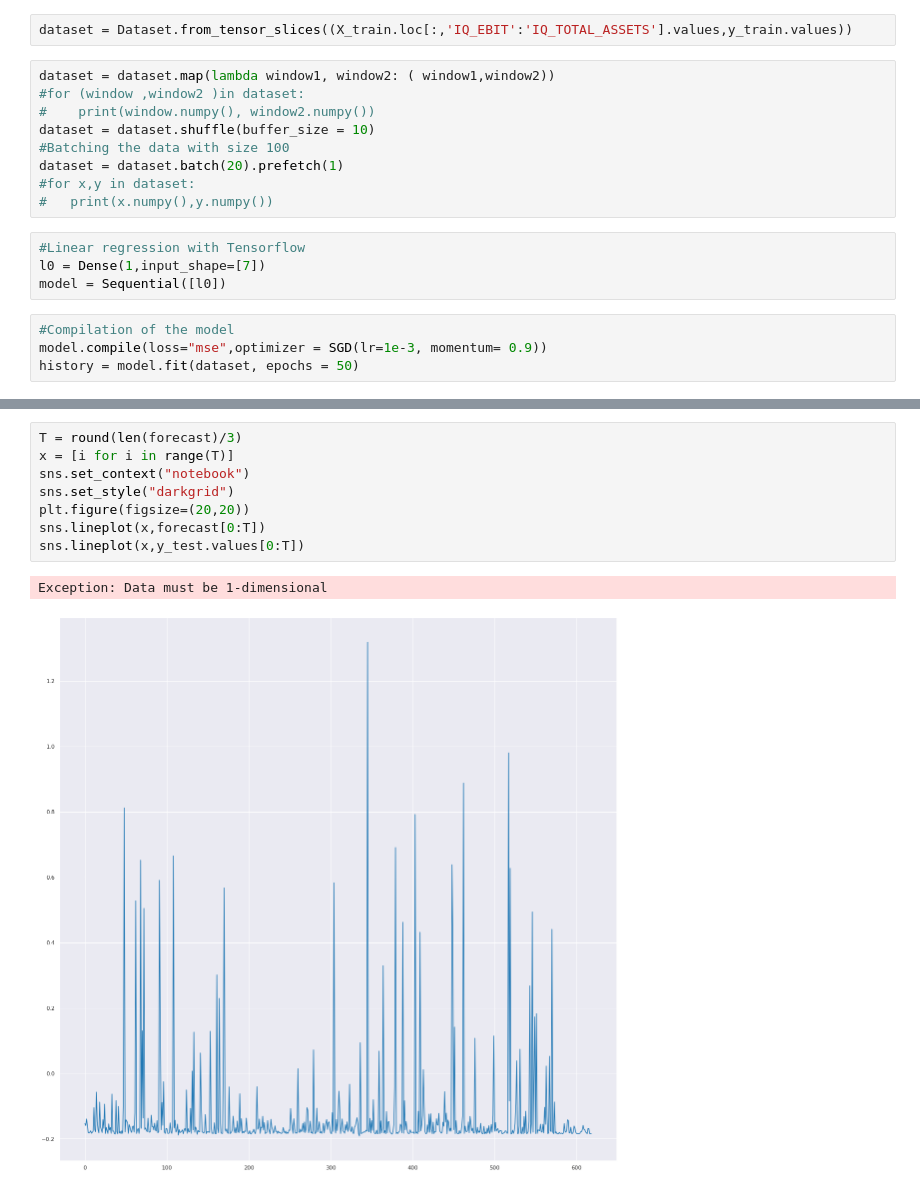
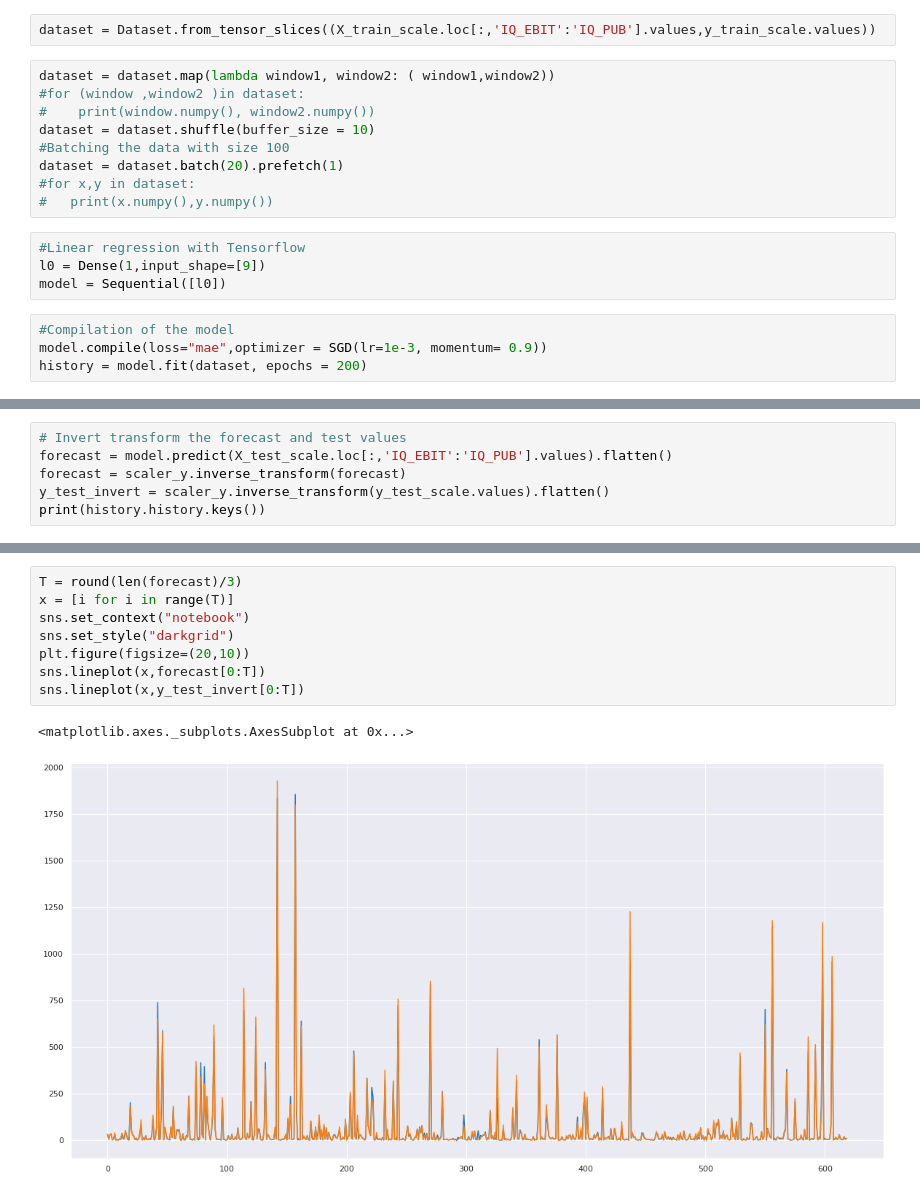
Before and after one commit to Perihanbalat/Learning, a Jupyter notebook: Cluster and neural network.ipynb, the cells around one changed output, grey strips where cells are left out. Drawn from its saved outputs; the diff is of its cells as text.

```diff
--- a/Cluster and neural network.ipynb
+++ b/Cluster and neural network.ipynb
@@ -241,5 +283,5 @@ y_test.columns = {'TARGET'}
 # %%
-dataset = Dataset.from_tensor_slices((X_train.loc[:,'IQ_EBIT':'IQ_TOTAL_ASSETS'].values,y_train.values))
+dataset = Dataset.from_tensor_slices((X_train_scale.loc[:,'IQ_EBIT':'IQ_PUB'].values,y_train_scale.values))
 # %%
 dataset = dataset.map(lambda window1, window2: ( window1,window2))
 #for (window ,window2 )in dataset:
@@ -251,10 +293,10 @@ dataset = dataset.batch(20).prefetch(1)
 #   print(x.numpy(),y.numpy())
 # %%
 #Linear regression with Tensorflow
-l0 = Dense(1,input_shape=[7])
+l0 = Dense(1,input_shape=[9])
 model = Sequential([l0])
 # %%
 #Compilation of the model
-model.compile(loss="mse",optimizer = SGD(lr=1e-3, momentum= 0.9))
-history = model.fit(dataset, epochs = 50)
+model.compile(loss="mae",optimizer = SGD(lr=1e-3, momentum= 0.9))
+history = model.fit(dataset, epochs = 200)
 # %% [output]
@@ -293,0 +332,6 @@ ValueError: operands could not be broadcast together with shapes (1858,) (8,) (1
+# %%
+# Invert transform the forecast and test values
+forecast = model.predict(X_test_scale.loc[:,'IQ_EBIT':'IQ_PUB'].values).flatten()
+forecast = scaler_y.inverse_transform(forecast)
+y_test_invert = scaler_y.inverse_transform(y_test_scale.values).flatten()
+print(history.history.keys())
@@ -296,11 +345,11 @@ print(forecast)
 # %%
 T = round(len(forecast)/3)
 x = [i for i in range(T)]
 sns.set_context("notebook")
 sns.set_style("darkgrid")
-plt.figure(figsize=(20,20))
+plt.figure(figsize=(20,10))
 sns.lineplot(x,forecast[0:T])
-sns.lineplot(x,y_test.values[0:T])
+sns.lineplot(x,y_test_invert[0:T])
 # %% [output]
-Exception: Data must be 1-dimensional
+<matplotlib.axes._subplots.AxesSubplot at 0x...>
-[figure, old version]
+[figure, new version]
```
Also changed, not shown: parts of 64 cells of this notebook, 40 other files.
